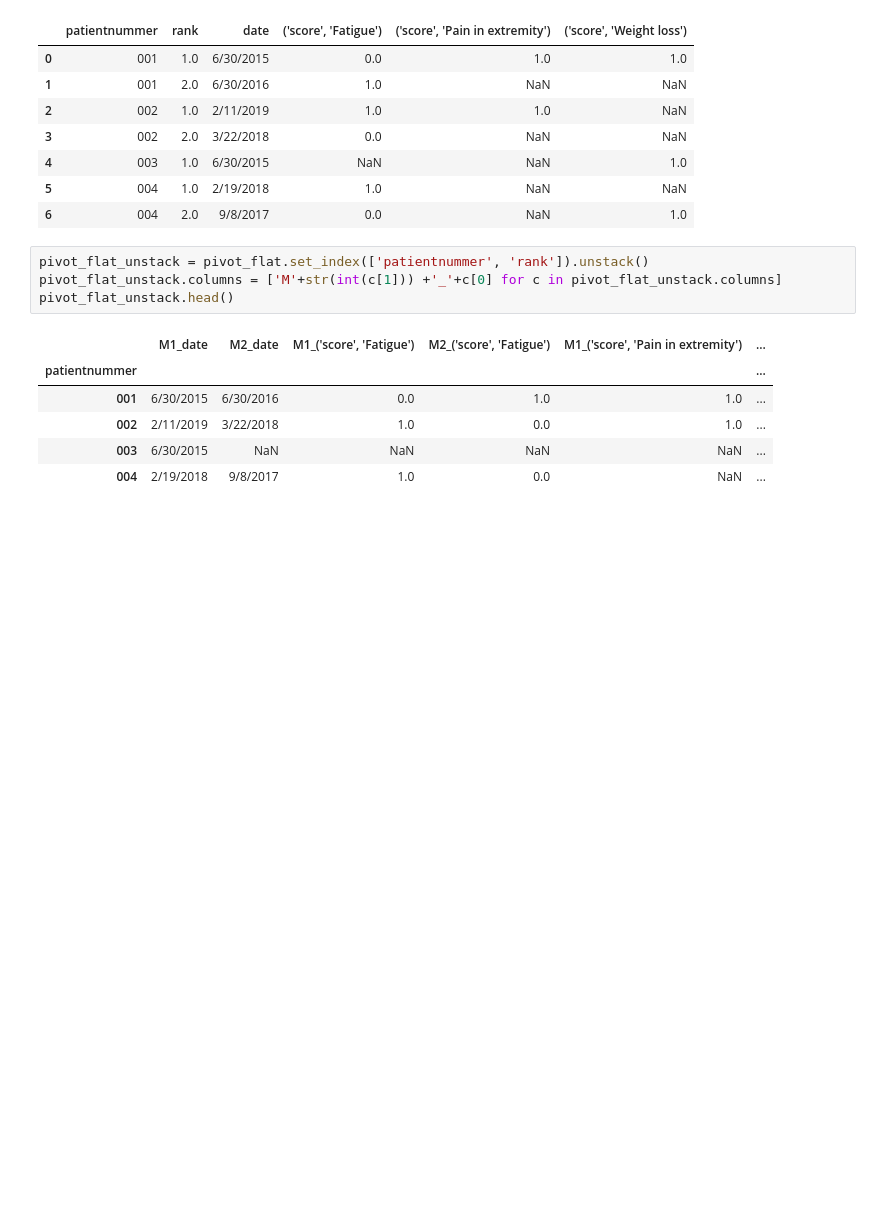
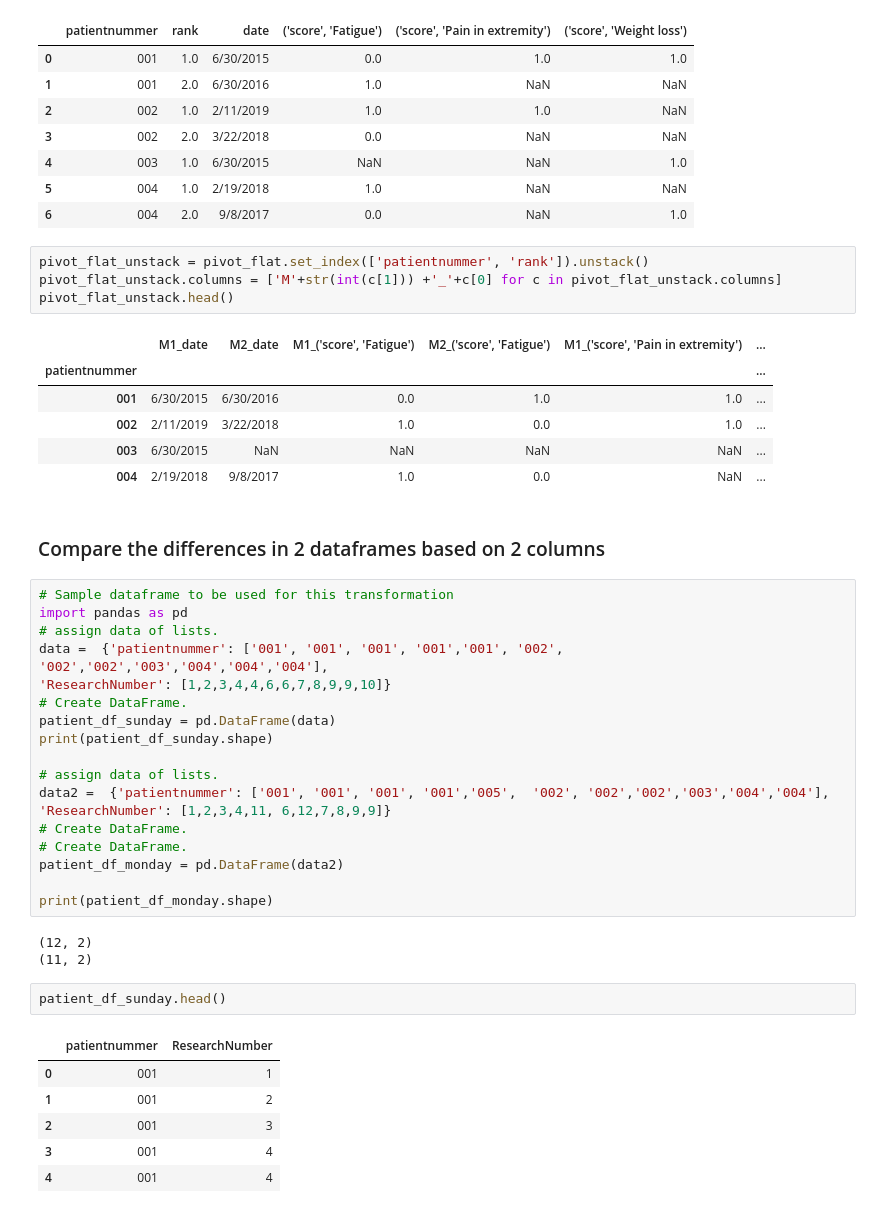
Before and after one commit to priya-gitTest/DataTricksWithPandas, a Jupyter notebook: PandaTricks_20220522_PO.ipynb, the cells around one changed output. Drawn from its saved outputs; the diff is of its cells as text; blank space fills up the shorter version.

```diff
--- a/PandaTricks_20220522_PO.ipynb
+++ b/PandaTricks_20220522_PO.ipynb
@@ -223,3 +223,35 @@ pivot_flat_unstack.head()
 | 002 | 2/11/2019 | 3/22/2018 | 1.0 | 0.0 | 1.0 | ... |
 | 003 | 6/30/2015 | NaN | NaN | NaN | NaN | ... |
 | 004 | 2/19/2018 | 9/8/2017 | 1.0 | 0.0 | NaN | ... |
+# %% [markdown]
+### Compare the differences in 2 dataframes based on 2 columns
+# %%
+# Sample dataframe to be used for this transformation
+import pandas as pd
+# assign data of lists.
+data =  {'patientnummer': ['001', '001', '001', '001','001', '002', '002','002','003','004','004','004'],
+'ResearchNumber': [1,2,3,4,4,6,6,7,8,9,9,10]}
+# Create DataFrame.
+patient_df_sunday = pd.DataFrame(data)
+print(patient_df_sunday.shape)
+
+# assign data of lists.
+data2 =  {'patientnummer': ['001', '001', '001', '001','005',  '002', '002','002','003','004','004'],
+'ResearchNumber': [1,2,3,4,11, 6,12,7,8,9,9]}
+# Create DataFrame.
+# Create DataFrame.
+patient_df_monday = pd.DataFrame(data2)
+
+print(patient_df_monday.shape)
+# %% [output]
+(12, 2)
+(11, 2)
+# %%
+patient_df_sunday.head()
+# %% [output]
+|  | patientnummer | ResearchNumber |
+| 0 | 001 | 1 |
+| 1 | 001 | 2 |
+| 2 | 001 | 3 |
+| 3 | 001 | 4 |
+| 4 | 001 | 4 |
```
Also changed, not shown: parts of 5 cells of this notebook.
